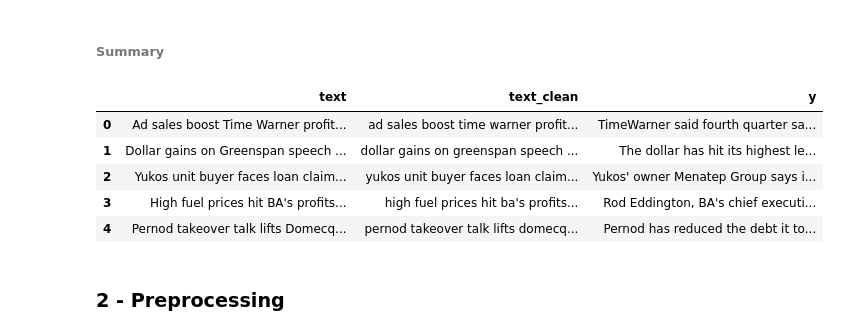
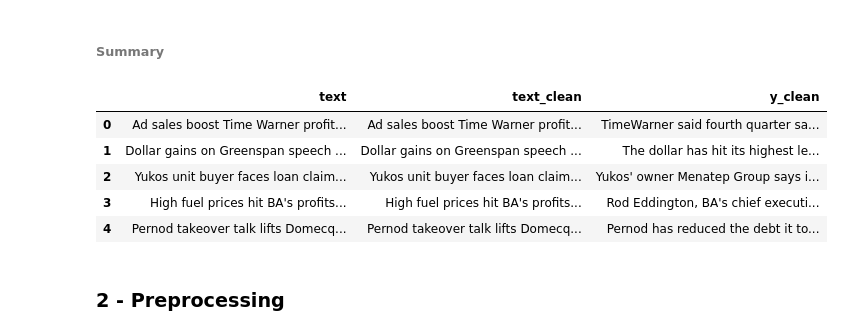
Before and after one commit to mdipietro09/DataScience_ArtificialIntelligence_Utils, a Jupyter notebook: natural_language_processing/example_text_summarization.ipynb, the cells around one changed output. Saved outputs shown, nothing was run; the diff lists cells and outputs as text; code cells hidden in the pictures.

```diff
--- a/natural_language_processing/example_text_summarization.ipynb
+++ b/natural_language_processing/example_text_summarization.ipynb
@@ -86,3 +82,0 @@ On an annual basis, the data suggests annual growth of just 0.2%, suggesting a m
-# %%
-dtf["text_clean"] = dtf["text"].str.lower()
-dtf.head()
@@ -95,0 +83,5 @@ dtf.head()
+# %%
+# Insert space between sentences and strip
+dtf = add_preprocessed_text(dtf, column="text")
+dtf = add_preprocessed_text(dtf, column="y")
+dtf.head()
@@ -102,5 +115,5 @@ words = word_freq(corpus=dtf["text"], ngrams=[1,2,3], top=10, figsize=(10,7))
 # %% [markdown]
 ###### Length analysis
 # %%
-dtf = add_text_length(dtf, "text_clean")
+X = add_text_length(dtf, "text_clean")
 # %% [output]
@@ -117,3 +130,3 @@ plot_distributions(dtf, x="sentence_count", figsize=(10,3))
 # %%
-dtf = add_text_length(dtf, "y")
+y = add_text_length(dtf, "y_clean")
 # %% [output]
@@ -130,15 +156,15 @@ plot_distributions(dtf, x="sentence_count", figsize=(10,3))
 # %% [markdown]
 ###### Summary
 # %%
-dtf = dtf[["text","text_clean","y"]]
+dtf = dtf[["text","text_clean","y_clean"]]
 dtf.head()
 # %% [output]
-|  | text | text_clean | y |
-| 0 | Ad sales boost Time Warner profit... | ad sales boost time warner profit... | TimeWarner said fourth quarter sa... |
-| 1 | Dollar gains on Greenspan speech ... | dollar gains on greenspan speech ... | The dollar has hit its highest le... |
-| 2 | Yukos unit buyer faces loan claim... | yukos unit buyer faces loan claim... | Yukos' owner Menatep Group says i... |
-| 3 | High fuel prices hit BA's profits... | high fuel prices hit ba's profits... | Rod Eddington, BA's chief executi... |
-| 4 | Pernod takeover talk lifts Domecq... | pernod takeover talk lifts domecq... | Pernod has reduced the debt it to... |
+|  | text | text_clean | y_clean |
+| 0 | Ad sales boost Time Warner profit... | Ad sales boost Time Warner profit... | TimeWarner said fourth quarter sa... |
+| 1 | Dollar gains on Greenspan speech ... | Dollar gains on Greenspan speech ... | The dollar has hit its highest le... |
+| 2 | Yukos unit buyer faces loan claim... | Yukos unit buyer faces loan claim... | Yukos' owner Menatep Group says i... |
+| 3 | High fuel prices hit BA's profits... | High fuel prices hit BA's profits... | Rod Eddington, BA's chief executi... |
+| 4 | Pernod takeover talk lifts Domecq... | Pernod takeover talk lifts Domecq... | Pernod has reduced the debt it to... |
 # %% [markdown]
 ### 2 - Preprocessing
 # %% [markdown]
```
Also changed, not shown: parts of 25 cells of this notebook, 23 other files.
